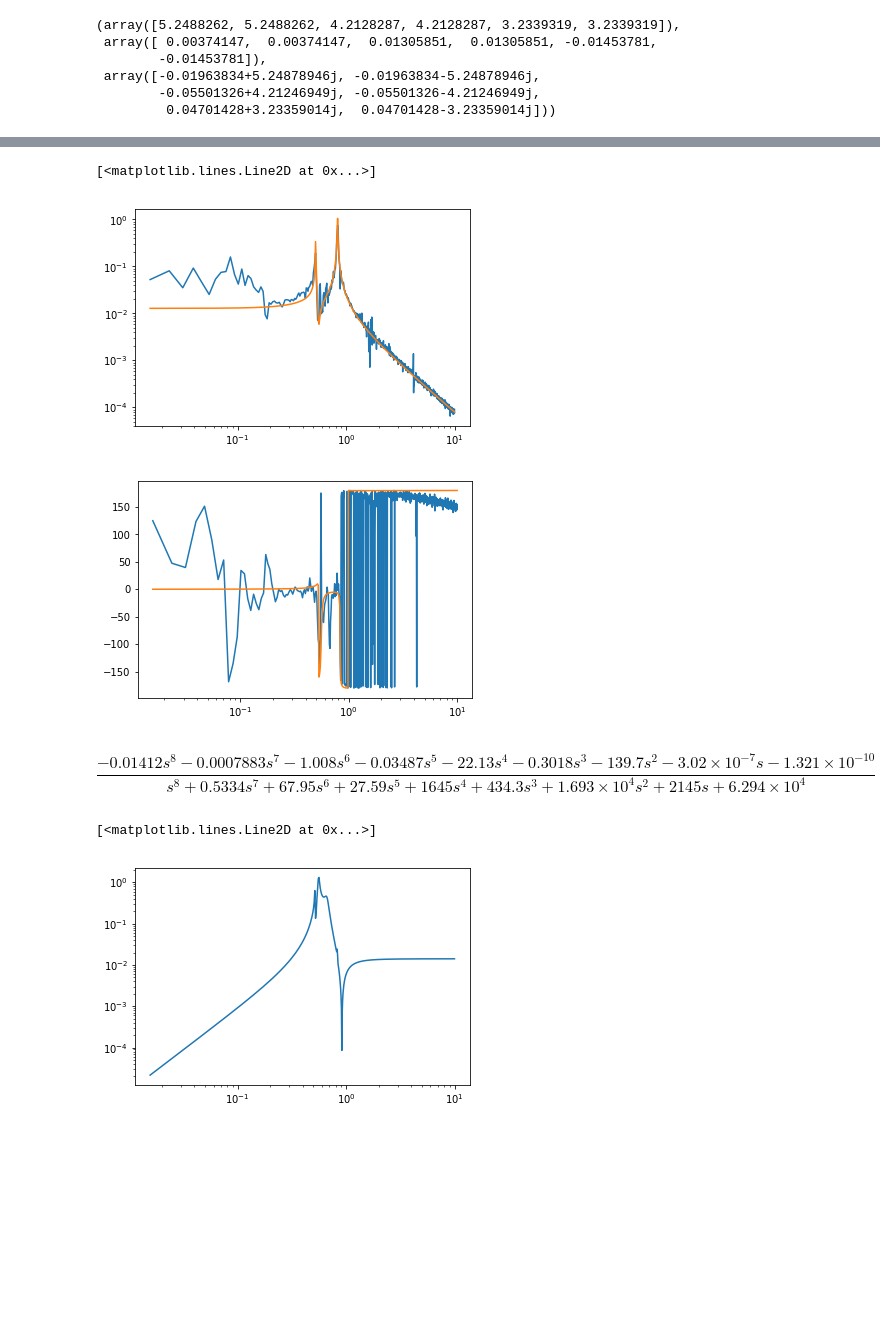
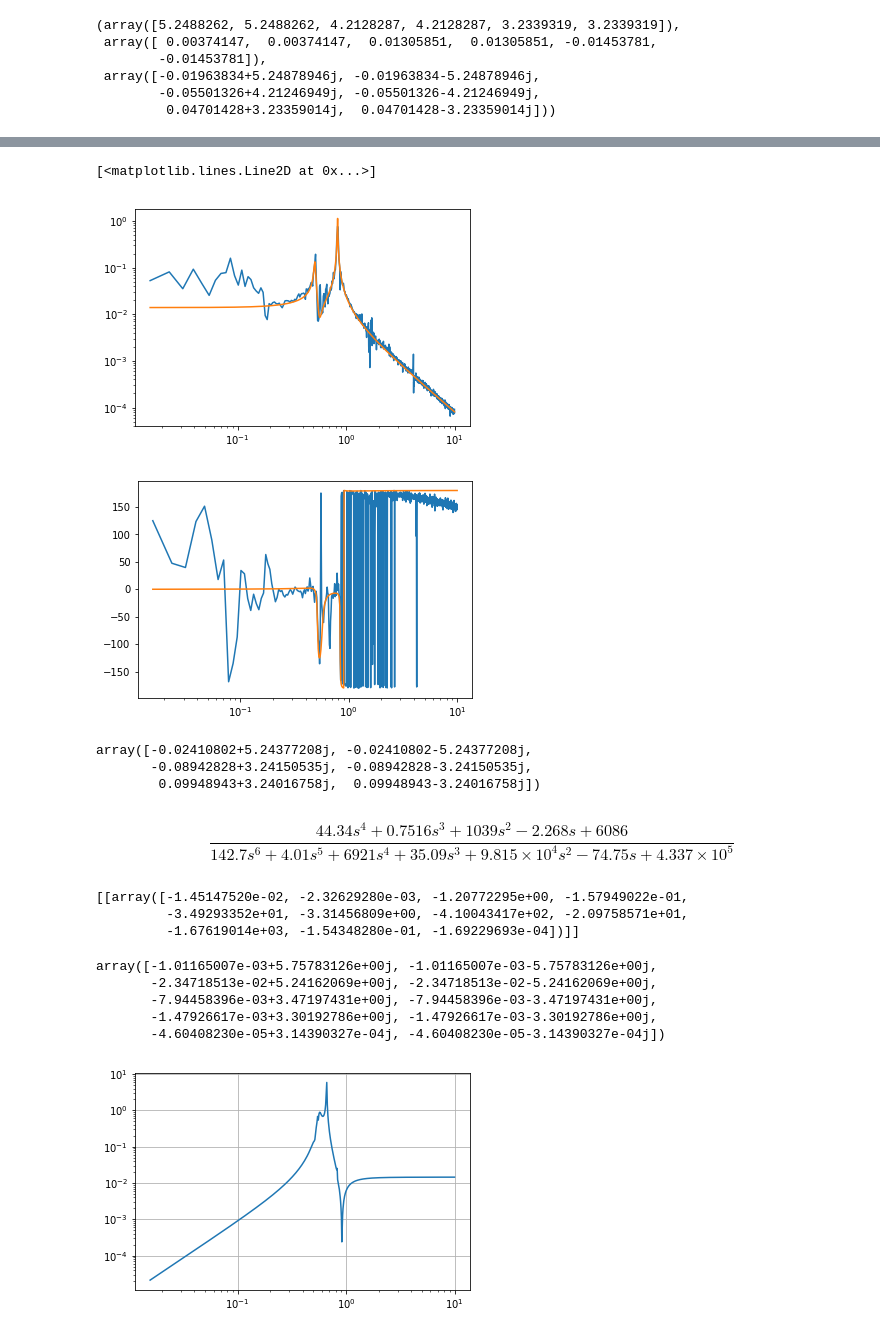
Before and after one commit to terrencetec/kontrol, a Jupyter notebook: examples/SRM_TML.ipynb, the cells around one changed output, grey strips where cells are left out. Drawn from its saved outputs; the diff is of its cells as text; code cells hidden in the pictures; blank space fills up the shorter version.

```diff
--- a/examples/SRM_TML.ipynb
+++ b/examples/SRM_TML.ipynb
@@ -90,14 +90,18 @@ def cost_stable(args, f, data, weight):
     p1=args[1]
     p2=args[2]
     p3=args[3]
-    z4=args[4]
+    p4=args[4]
     z5=args[5]
-    q1=args[6]
-    q2=args[7]
-    q3=args[8]
-    q4=args[9]
-    q5=args[10]
-    model = k*sso(p1,q1)/sso(z4,q4)*sso(p2,q2)*sso(p3,q3)/sso(z5,q5)
+    z6=args[6]
+    z7=args[7]
+    q1=args[8]
+    q2=args[9]
+    q3=args[10]
+    q4=args[11]
+    q5=args[12]
+    q6=args[13]
+    q7=args[14]
+    model = k*sso(p1,q1)*sso(p2,q2)*sso(p3,q3)*sso(p4,q4)/sso(z5,q5)/sso(z6,q6)/sso(z7,q7)
     residue = sum(abs((model.horner(2*np.pi*f*1j)[0][0]-data)/abs(data))*weight)
     return(residue)
 # %%
@@ -121,5 +125,12 @@ Optimization terminated successfully.
          Iterations: 5081
          Function evaluations: 7073
 # %%
-# L2P_model = -1e-4*sso(0.52,100)/sso(0.3,5)*sso(0.65,1000)*sso(0.8,1000)/sso(0.9,1000)
-x0=[-1e-4, 0.52, 0.65, 0.8, 0.3, 0.9, 100, 5, 1000, 1000, 1000]
+# L2P_model = -1e-4*sso(0.52,100)*sso(0.57,100)*sso(0.65,1000)*sso(0.8,1000)/sso(0.9,1000)/sso(0.3,5)/sso(0.55,100)
+x0=[-1e-4]
+x0_p=[0.52, 0.57, 0.65, 0.8]
+x0_z=[0.3, 0.55, 0.9]
+x0_q=[100, 100, 1000, 1000, 5, 100, 1000]
+x0+=x0_p
+x0+=x0_z
+x0+=x0_q
+len(x0)
@@ -128,6 +141,15 @@ weight = np.ones_like(f)
 for i in range(len(weight)):
     if f[i]<0.1 or f[i]>2:
         weight[i]=0
+for i in range(len(weight)):
+    if f[i]>0.5 and f[i]<0.8:
+        weight[i]=10
 res = minimize(cost_stable, args=(f, L2P, weight), x0 = x0, method='Nelder-Mead',
                options= {'disp':True, 'maxiter': 100000, 'maxfev': 100000})
+# res = differential_evolution(cost_stable, args = (f, L2P, weight),
+#                              bounds = [(-1e20, 1e20),
+#                                        (0.1, 1), (0.1, 1), (0.1, 1),
+#                                        (0.1, 1), (0.1, 1),
+#                                        (0.5, 1000), (0.5, 1000), (0.5, 1000),
+#                                       (0.5, 1000), (0.5, 1000)])
 # %% [output]
@@ -274,15 +317,35 @@ plt.semilogx(f, np.angle(P2P_fit.horner(2*np.pi*1j*f)[0][0])*180/np.pi)
 # plt.xlim(0.1,10)
 # %% [output]
 [<matplotlib.lines.Line2D at 0x...>]
-[figure, old version]
+[figure, new version]
-[figure, old version]
+[figure, new version]
+# %%
+P2P_fit.pole()
+# %% [output]
+array([-0.02410802+5.24377208j, -0.02410802-5.24377208j,
+       -0.08942828+3.24150535j, -0.08942828-3.24150535j,
+        0.09948943+3.24016758j,  0.09948943-3.24016758j])
+# %%
+P2P_fit
+# %% [output]
+$$\frac{44.34 s^4 + 0.7516 s^3 + 1039 s^2 - 2.268 s + 6086}{142.7 s^6 + 4.01 s^5 + 6921 s^4 + 35.09 s^3 + 9.815 \times 10^{4} s^2 - 74.75 s + 4.337 \times 10^{5}}$$
 # %%
 L2PonP2P=L2P_fit/P2P_fit
-L2PonP2P.minreal()
+L2PonP2P.minreal().num
 # %% [output]
-$$\frac{-0.01412 s^8 - 0.0007883 s^7 - 1.008 s^6 - 0.03487 s^5 - 22.13 s^4 - 0.3018 s^3 - 139.7 s^2 - 3.02 \times 10^{-7} s - 1.321 \times 10^{-10}}{s^8 + 0.5334 s^7 + 67.95 s^6 + 27.59 s^5 + 1645 s^4 + 434.3 s^3 + 1.693 \times 10^{4} s^2 + 2145 s + 6.294 \times 10^{4}}$$
+[[array([-1.45147520e-02, -2.32629280e-03, -1.20772295e+00, -1.57949022e-01,
+         -3.49293352e+01, -3.31456809e+00, -4.10043417e+02, -2.09758571e+01,
+         -1.67619014e+03, -1.54348280e-01, -1.69229693e-04])]]
+# %%
+L2PonP2P.minreal().zero()
+# %% [output]
+array([-1.01165007e-03+5.75783126e+00j, -1.01165007e-03-5.75783126e+00j,
+       -2.34718513e-02+5.24162069e+00j, -2.34718513e-02-5.24162069e+00j,
+       -7.94458396e-03+3.47197431e+00j, -7.94458396e-03-3.47197431e+00j,
+       -1.47926617e-03+3.30192786e+00j, -1.47926617e-03-3.30192786e+00j,
+       -4.60408230e-05+3.14390327e-04j, -4.60408230e-05-3.14390327e-04j])
 # %%
 plt.loglog(f,abs(L2PonP2P.minreal().horner(2*np.pi*1j*f)[0][0]))
+plt.grid()
 # %% [output]
-[<matplotlib.lines.Line2D at 0x...>]
-[figure, old version]
+[figure, new version]
```
Also changed, not shown: parts of 14 cells of this notebook, 1 other file.
